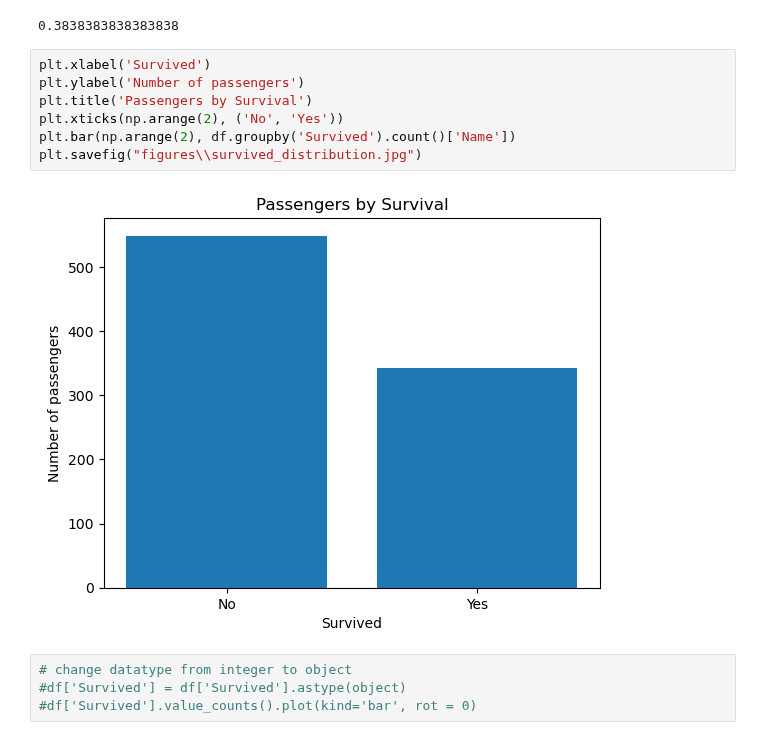
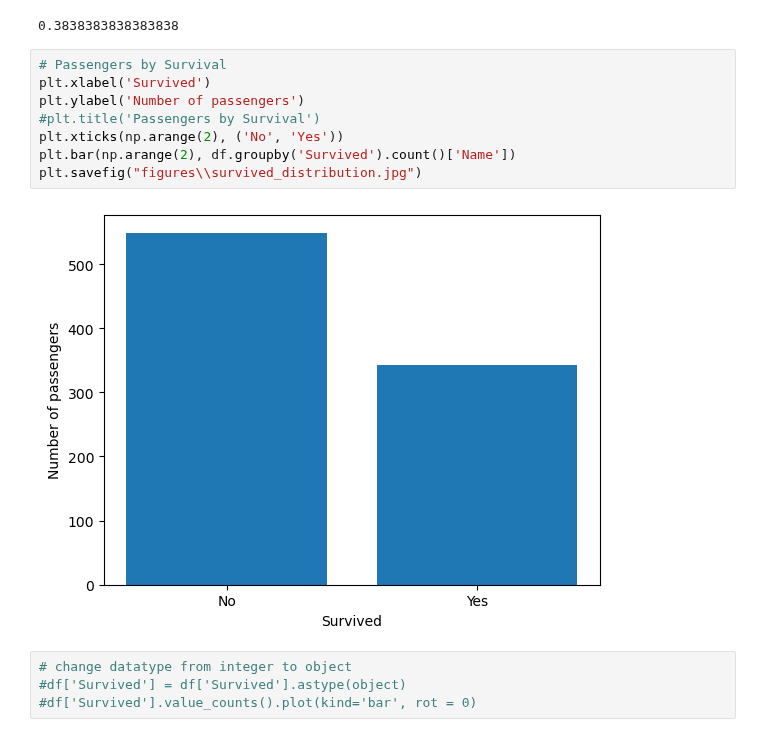
Before and after one commit to mariusjb/dm1-titanic, a Jupyter notebook: preprocessing.ipynb, the cells around one changed output. Cells and saved outputs as stored; diff of their text form.

Commit message:
plots for report

```diff
--- a/preprocessing.ipynb
+++ b/preprocessing.ipynb
@@ -87,14 +87,15 @@ df['Survived'].mean()
 # %% [output]
 0.3838383838383838
 # %%
+# Passengers by Survival
 plt.xlabel('Survived')
 plt.ylabel('Number of passengers')
-plt.title('Passengers by Survival')
+#plt.title('Passengers by Survival')
 plt.xticks(np.arange(2), ('No', 'Yes'))
 plt.bar(np.arange(2), df.groupby('Survived').count()['Name'])
 plt.savefig("figures\\survived_distribution.jpg")
 # %% [output]
-[figure, old version]
+[figure, new version]
 # %%
 # change datatype from integer to object
 #df['Survived'] = df['Survived'].astype(object)
```
Also changed, not shown: parts of 18 cells of this notebook, 10 other files.
